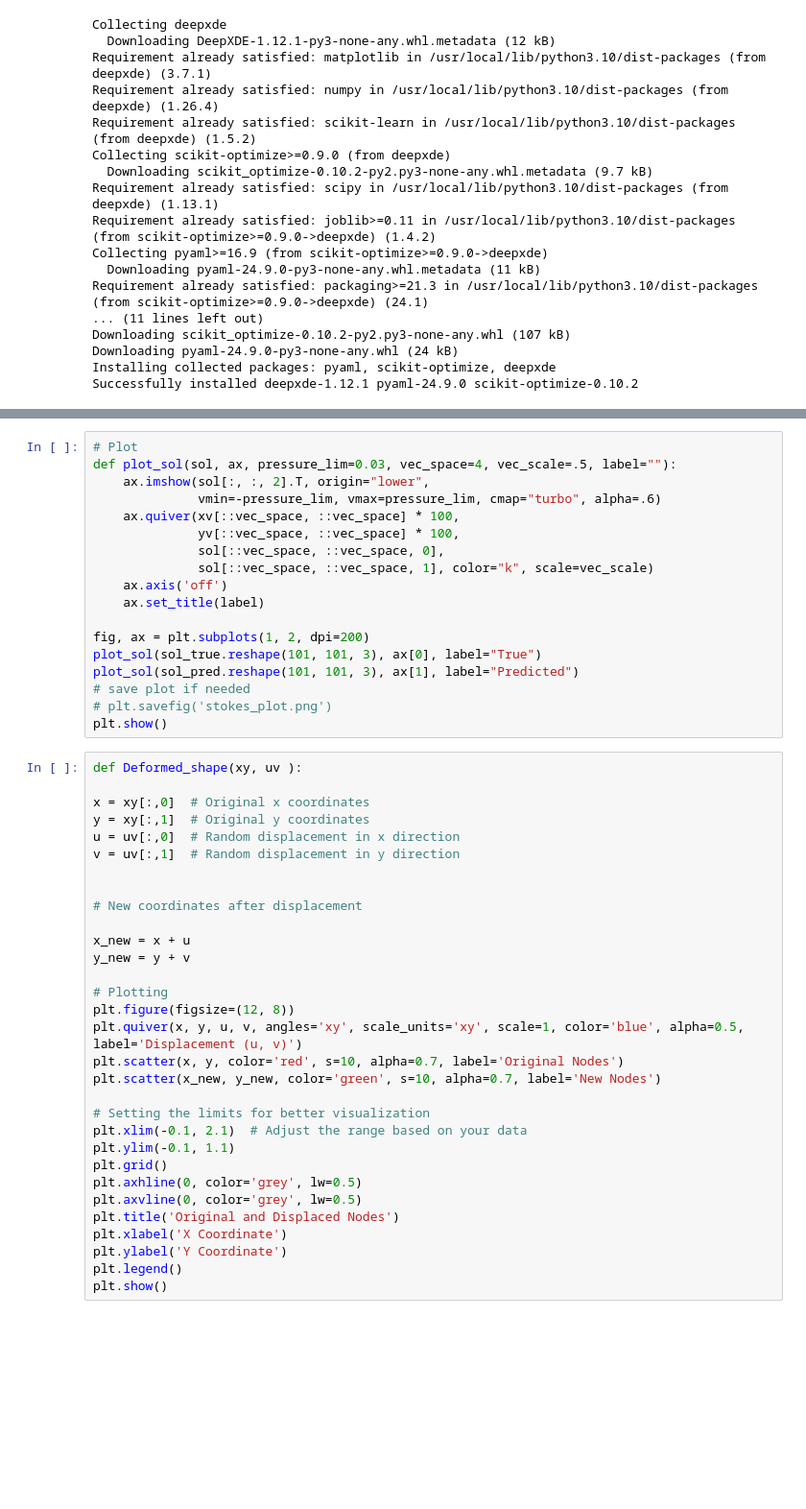
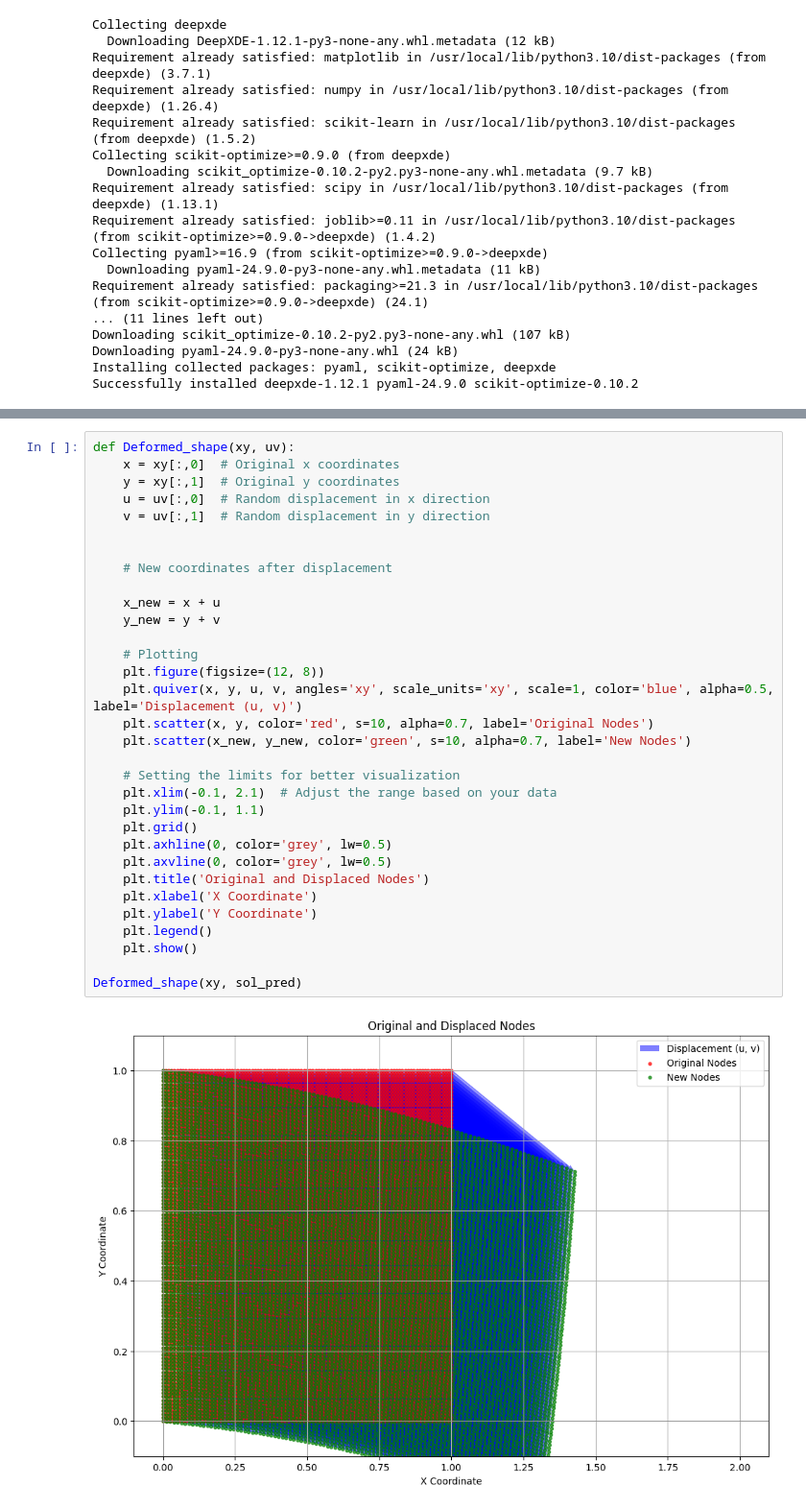
Before and after one commit to AhmadAkbariR/deepxde, a Jupyter notebook: examples/operator/elasticity-2D-AAR.ipynb, the cells around one changed output, grey strips where cells are left out. Shown at 96% size. Drawn from its saved outputs; the diff is of its cells as text; blank space fills up the shorter version.

```diff
--- a/examples/operator/elasticity-2D-AAR.ipynb
+++ b/examples/operator/elasticity-2D-AAR.ipynb
@@ -176,49 +167,34 @@ plt.show()
-# %%
-# Plot
-def plot_sol(sol, ax, pressure_lim=0.03, vec_space=4, vec_scale=.5, label=""):
-    ax.imshow(sol[:, :, 2].T, origin="lower",
-              vmin=-pressure_lim, vmax=pressure_lim, cmap="turbo", alpha=.6)
-    ax.quiver(xv[::vec_space, ::vec_space] * 100,
-              yv[::vec_space, ::vec_space] * 100,
-              sol[::vec_space, ::vec_space, 0],
-              sol[::vec_space, ::vec_space, 1], color="k", scale=vec_scale)
-    ax.axis('off')
-    ax.set_title(label)
-
-fig, ax = plt.subplots(1, 2, dpi=200)
-plot_sol(sol_true.reshape(101, 101, 3), ax[0], label="True")
-plot_sol(sol_pred.reshape(101, 101, 3), ax[1], label="Predicted")
-# save plot if needed
-# plt.savefig('stokes_plot.png')
-plt.show()
 # %%
-def Deformed_shape(xy, uv ):
-
-x = xy[:,0]  # Original x coordinates
-y = xy[:,1]  # Original y coordinates
-u = uv[:,0]  # Random displacement in x direction
-v = uv[:,1]  # Random displacement in y direction
+def Deformed_shape(xy, uv):
+    x = xy[:,0]  # Original x coordinates
+    y = xy[:,1]  # Original y coordinates
+    u = uv[:,0]  # Random displacement in x direction
+    v = uv[:,1]  # Random displacement in y direction
 
 
-# New coordinates after displacement
+    # New coordinates after displacement
 
-x_new = x + u
-y_new = y + v
+    x_new = x + u
+    y_new = y + v
 
-# Plotting
-plt.figure(figsize=(12, 8))
-plt.quiver(x, y, u, v, angles='xy', scale_units='xy', scale=1, color='blue', alpha=0.5, label='Displacement (u, v)')
-plt.scatter(x, y, color='red', s=10, alpha=0.7, label='Original Nodes')
-plt.scatter(x_new, y_new, color='green', s=10, alpha=0.7, label='New Nodes')
+    # Plotting
+    plt.figure(figsize=(12, 8))
+    plt.quiver(x, y, u, v, angles='xy', scale_units='xy', scale=1, color='blue', alpha=0.5, label='Displacement (u, v)')
+    plt.scatter(x, y, color='red', s=10, alpha=0.7, label='Original Nodes')
+    plt.scatter(x_new, y_new, color='green', s=10, alpha=0.7, label='New Nodes')
 
-# Setting the limits for better visualization
-plt.xlim(-0.1, 2.1)  # Adjust the range based on your data
-plt.ylim(-0.1, 1.1)
-plt.grid()
-plt.axhline(0, color='grey', lw=0.5)
-plt.axvline(0, color='grey', lw=0.5)
-plt.title('Original and Displaced Nodes')
-plt.xlabel('X Coordinate')
-plt.ylabel('Y Coordinate')
-plt.legend()
-plt.show()
+    # Setting the limits for better visualization
+    plt.xlim(-0.1, 2.1)  # Adjust the range based on your data
+    plt.ylim(-0.1, 1.1)
+    plt.grid()
+    plt.axhline(0, color='grey', lw=0.5)
+    plt.axvline(0, color='grey', lw=0.5)
+    plt.title('Original and Displaced Nodes')
+    plt.xlabel('X Coordinate')
+    plt.ylabel('Y Coordinate')
+    plt.legend()
+    plt.show()
+
+Deformed_shape(xy, sol_pred)
+# %% [output]
+[figure, added]
```
Also changed, not shown: parts of 2 cells of this notebook.
